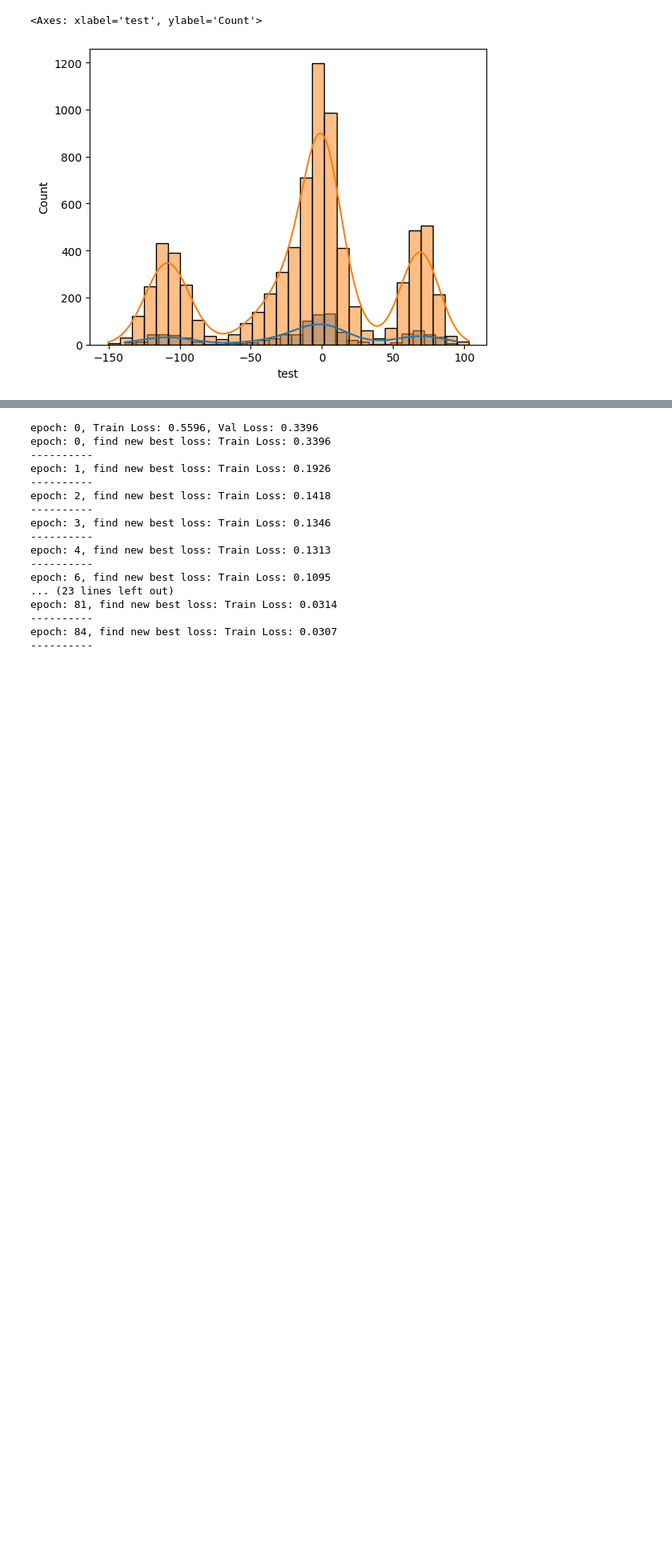
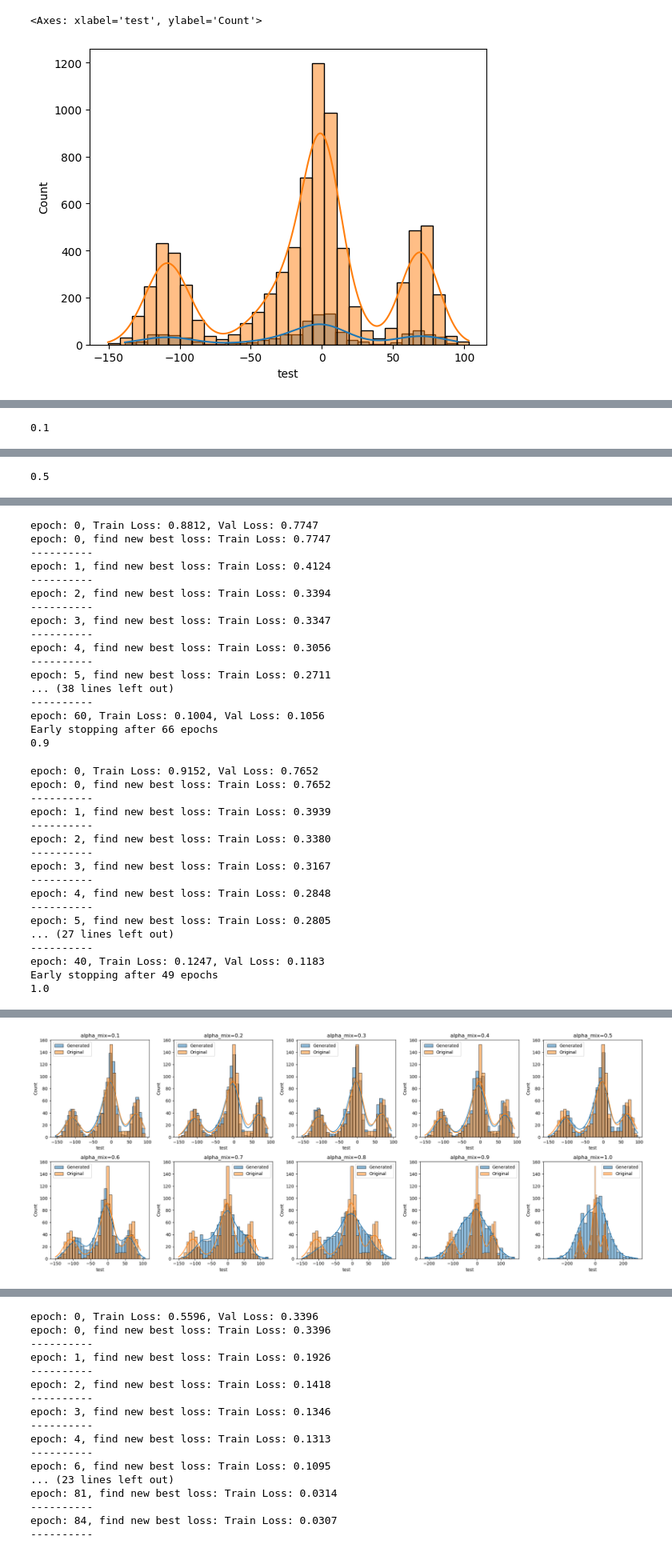
Before and after one commit to miluosi/diffusion-for-learning, a Jupyter notebook: quantile_ddpm.ipynb, the cells around one changed output, grey strips where cells are left out. Shown at 80% size. Saved outputs shown, nothing was run; the diff lists cells and outputs as text; code cells hidden in the pictures; blank space fills up the shorter version.

```diff
--- a/quantile_ddpm.ipynb
+++ b/quantile_ddpm.ipynb
@@ -608,6 +610,6 @@ plt.legend()  # 添加图例
 # %%
 class Model(nn.Module):
-    def __init__(self, trained_quantile, device, beta_1, beta_T, T, input_dim,con_dim):
+    def __init__(self, trained_quantile, device, beta_1, beta_T, T, input_dim,con_dim,alpha_mix):
         '''
         The epsilon predictor of diffusion process.
 
@@ -622,6 +624,7 @@ class Model(nn.Module):
         self.alpha_bars = torch.cumprod(1 - torch.linspace(start = beta_1, end=beta_T, steps=T), dim = 0).to(device = device)
         self.backbone = con_Backbone(T, input_dim,con_dim)
         self.quantile_backbone = trained_quantile
+        self.alpha_mix = alpha_mix
         self.to(device = self.device)
         for param in self.quantile_backbone.parameters():
             param.requires_grad = False
@@ -648,7 +651,7 @@ class Model(nn.Module):
 
         '''
         quantile_output = self.quantile_backbone(torch.tensor(con_x).cuda())
-        quantile_output = 0.5*quantile_output+0.5*x
+        quantile_output = self.alpha_mix*quantile_output+(1-self.alpha_mix)*x
         if idx == None:
             idx = torch.randint(0, len(self.alpha_bars), (x.size(0), )).to(device = self.device)
             used_alpha_bars = self.alpha_bars[idx][:, None]
@@ -815,3 +818,29 @@ def traincon_ddpm(model,optimizer,num_epochs,targetdim,traindata_loader,valdata_
         if early_stopping_counter == early_stopping:
             print("Early stopping after {} epochs".format(epoch))
             break
+# %%
+fig, axes = plt.subplots(2, 5, figsize=(20, 8))
+
+for i, alpha_mix in enumerate(np.linspace(0.1, 1, 10)):
+    print(alpha_mix)
+    model = Model(qmodel, device, beta_1, beta_T, T, 1, condim, alpha_mix)
+    optimizer = torch.optim.Adam(model.backbone.parameters(), lr=1e-3)
+    traincon_ddpm(model, optimizer, 100, 1, sca_traindata_loader_5, sca_valdata_loader_5, 10)
+    model.eval()
+    diffusion = DiffusionProcess(beta_1, beta_T, T, model, device, 1, condim)
+    sampling_number = sca_X_test_5.shape[0]
+    only_final = True
+    process = DiffusionProcess(beta_1, beta_T, T, model, device, (1,), torch.Tensor(sca_X_test_5[:,:-1]).cuda())
+    sample = process.sampling(sampling_number, torch.Tensor(sca_X_test_5[:,:-1]).cuda(), only_final)
+    trandatacvae = scay5.inverse_transform(sample.cpu().detach().numpy())
+    ax = axes[i // 5, i % 5]
+    sns.histplot(trandatacvae, kde=True, bins=30, label='Generated', ax=ax)
+    sns.histplot(resultdata['test'], kde=True, bins=30, label='Original', ax=ax)
+    ax.legend()
+    ax.set_title(f'alpha_mix={alpha_mix:.1f}')
+
+plt.tight_layout()
+plt.savefig('generated_alpha.png')
+plt.show()
+# %% [output]
+0.1
@@ -817,0 +915 @@ def traincon_ddpm(model,optimizer,num_epochs,targetdim,traindata_loader,valdata_
+0.5
@@ -817,0 +967,34 @@ def traincon_ddpm(model,optimizer,num_epochs,targetdim,traindata_loader,valdata_
+epoch: 0, Train Loss: 0.8812, Val Loss: 0.7747
+epoch: 0, find new best loss: Train Loss: 0.7747
+----------
+epoch: 1, find new best loss: Train Loss: 0.4124
+----------
+epoch: 2, find new best loss: Train Loss: 0.3394
+----------
+epoch: 3, find new best loss: Train Loss: 0.3347
+----------
+epoch: 4, find new best loss: Train Loss: 0.3056
+----------
+epoch: 5, find new best loss: Train Loss: 0.2711
+... (38 lines left out)
+----------
+epoch: 60, Train Loss: 0.1004, Val Loss: 0.1056
+Early stopping after 66 epochs
+0.9
+epoch: 0, Train Loss: 0.9152, Val Loss: 0.7652
+epoch: 0, find new best loss: Train Loss: 0.7652
+----------
+epoch: 1, find new best loss: Train Loss: 0.3939
+----------
+epoch: 2, find new best loss: Train Loss: 0.3380
+----------
+epoch: 3, find new best loss: Train Loss: 0.3167
+----------
+epoch: 4, find new best loss: Train Loss: 0.2848
+----------
+epoch: 5, find new best loss: Train Loss: 0.2805
+... (27 lines left out)
+----------
+epoch: 40, Train Loss: 0.1247, Val Loss: 0.1183
+Early stopping after 49 epochs
+1.0
@@ -818,3 +1018,4 @@ def traincon_ddpm(model,optimizer,num_epochs,targetdim,traindata_loader,valdata_
+[figure, added]
 # %%
 import pandas as pd
 from sklearn.model_selection import train_test_split
```
Also changed, not shown: parts of 11 cells of this notebook, 1 other file.
